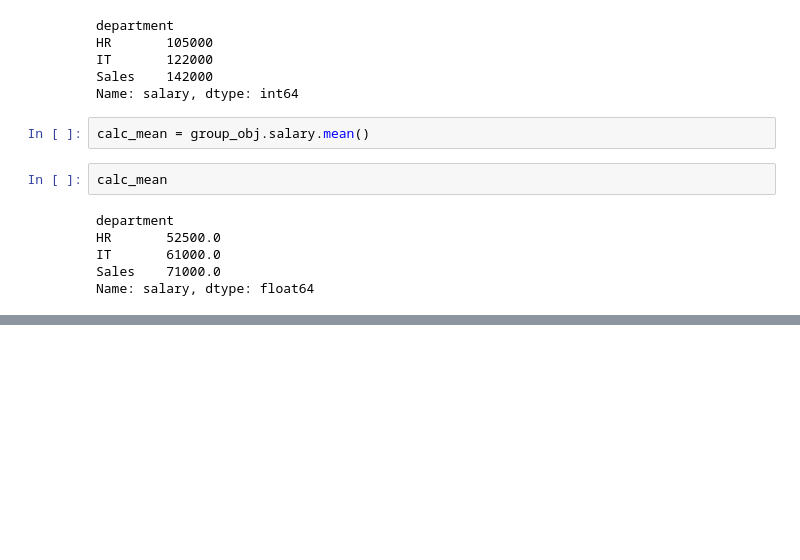
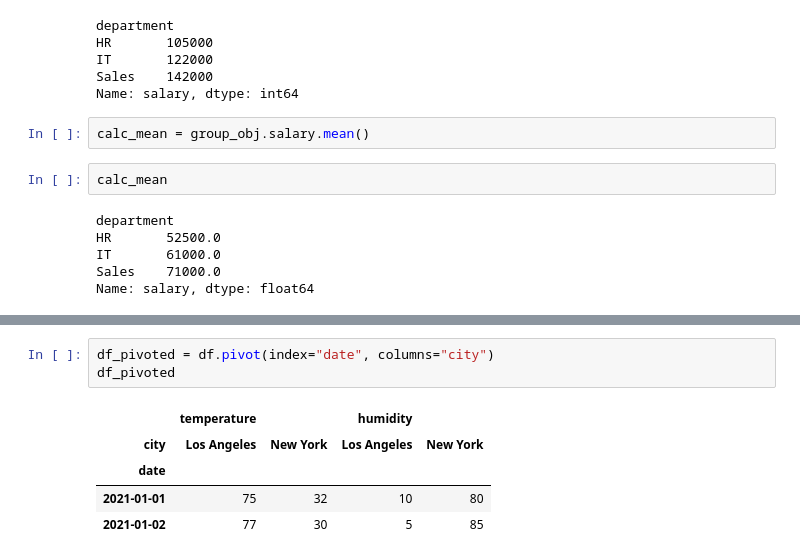
Before and after one commit to Rombe3/ADS-April-2023, a Jupyter notebook: 14 Pandas/classwork.ipynb, the cells around one changed output, grey strips where cells are left out. Saved outputs shown, nothing was run; the diff lists cells and outputs as text; blank space fills up the shorter version.

```diff
--- a/14 Pandas/classwork.ipynb
+++ b/14 Pandas/classwork.ipynb
@@ -313,0 +553,9 @@ Name: salary, dtype: float64
+# %%
+df_pivoted = df.pivot(index="date", columns="city")
+df_pivoted
+# %% [output]
+|  | temperature |  | humidity |  |
+| city | Los Angeles | New York | Los Angeles | New York |
+| date |  |  |  |  |
+| 2021-01-01 | 75 | 32 | 10 | 80 |
+| 2021-01-02 | 77 | 30 | 5 | 85 |
```
Also changed, not shown: parts of 38 cells of this notebook, 2 other files.
